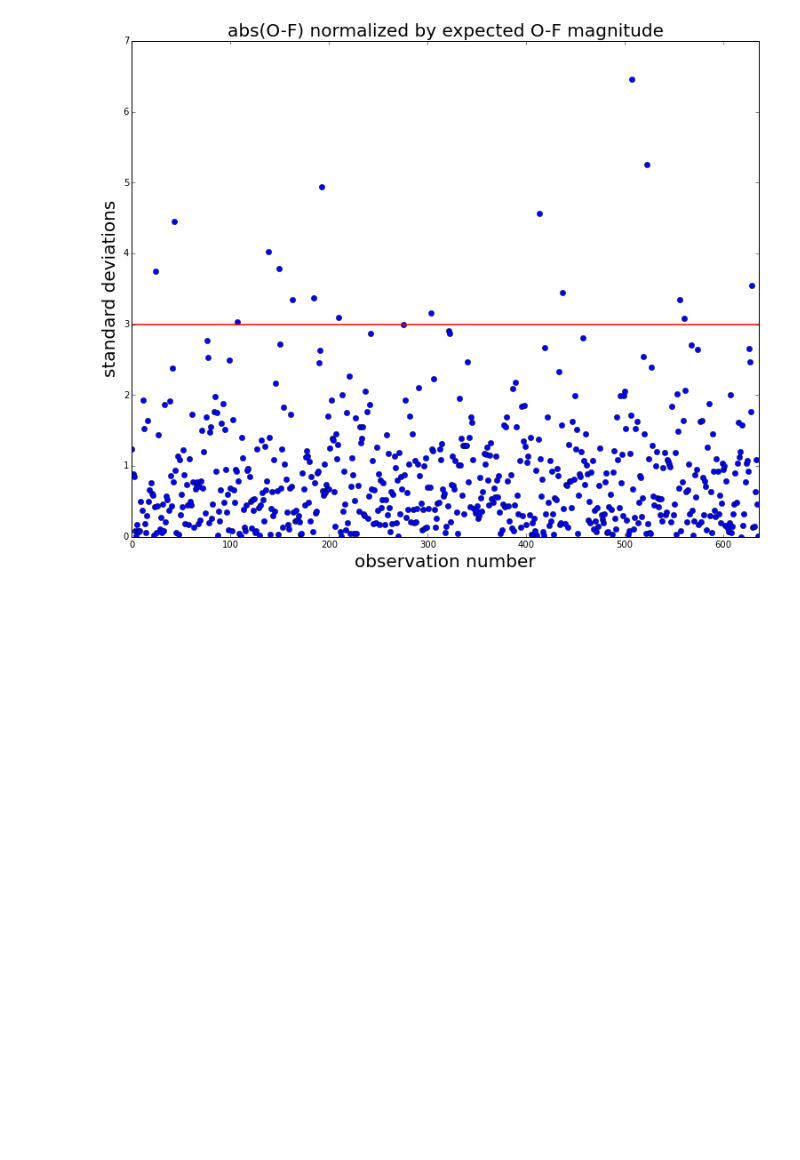
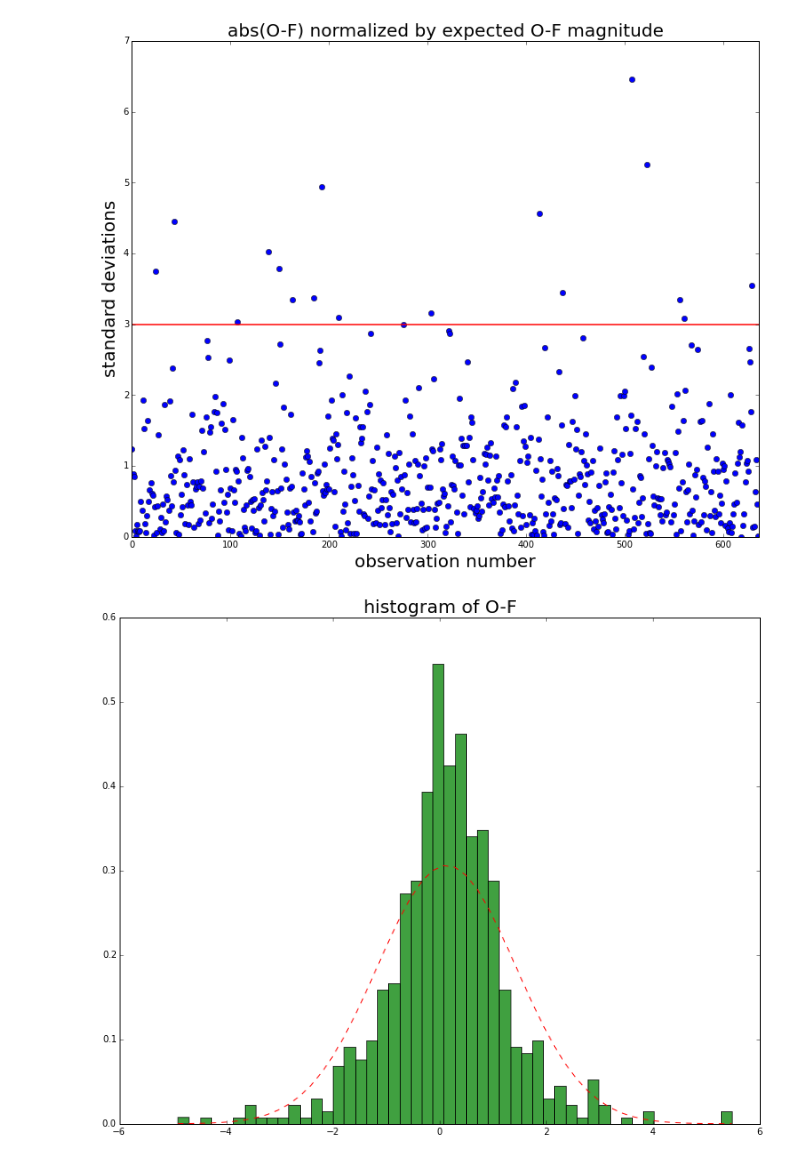
Before and after one commit to tevch/py-ncepbufr, a Jupyter notebook: utils/prepbufrnc.ipynb, the cells around one changed output. Saved outputs shown, nothing was run; the diff lists cells and outputs as text; code cells hidden in the pictures; blank space fills up the shorter version.

```diff
--- a/utils/prepbufrnc.ipynb
+++ b/utils/prepbufrnc.ipynb
@@ -85,3 +85,15 @@ hline = plt.axhline(3,color='r')
 title = plt.title('abs(O-F) normalized by expected O-F magnitude',fontsize=20)
 # %% [output]
 [figure]
+# %%
+fig = plt.figure(figsize=(14,10))
+departures = (obs-gsiges)[idx]
+mu = departures.mean(); sigma = departures.var()
+n, bins, patches = plt.hist(departures, 50, normed=1, facecolor='green', alpha=0.75)
+# add a 'best fit' line
+import matplotlib.mlab as mlab
+y = mlab.normpdf( bins, mu, sigma)
+l = plt.plot(bins, y, 'r--', linewidth=1)
+title = plt.title('histogram of O-F',fontsize=20)
+# %% [output]
+[figure, added]
```
